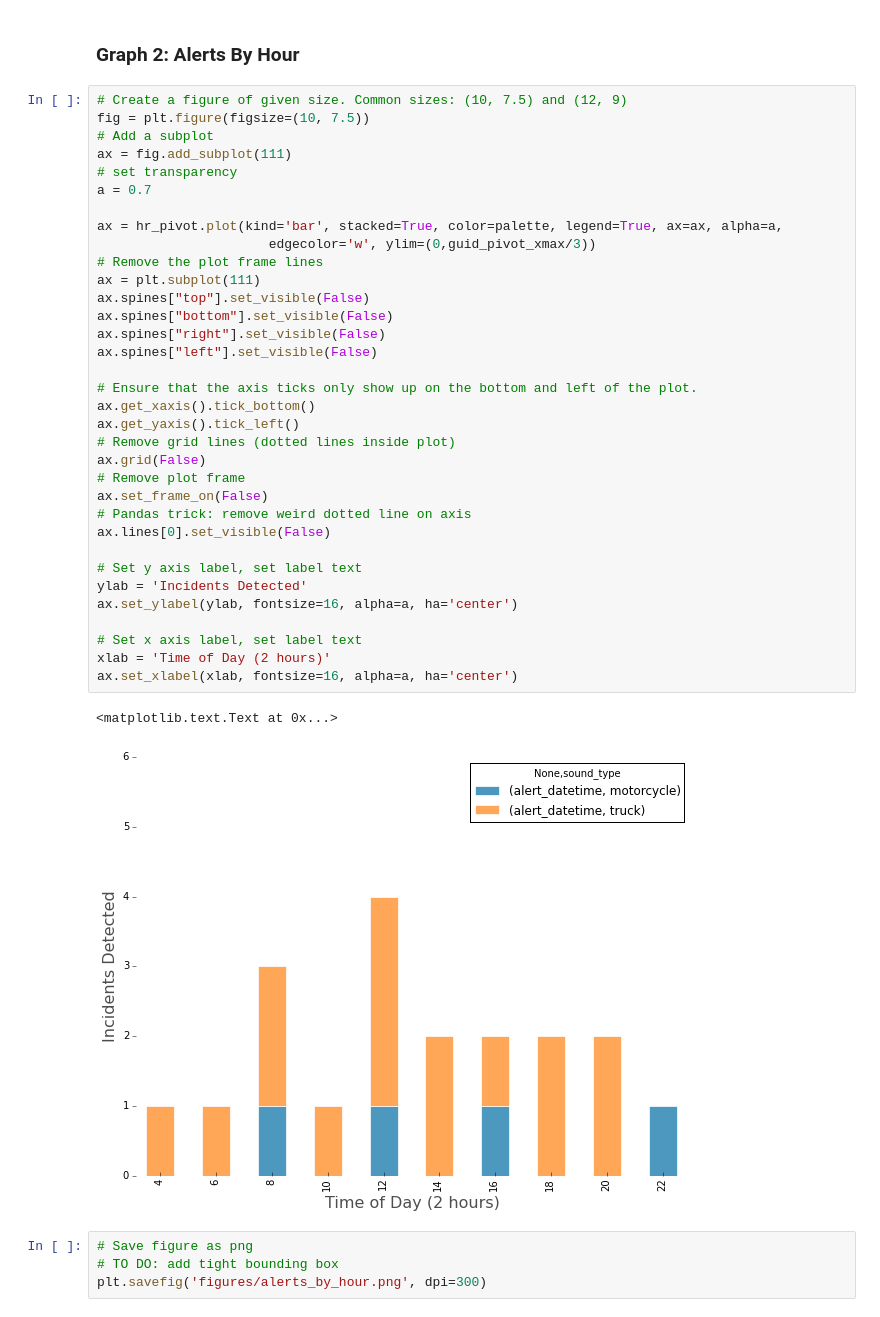
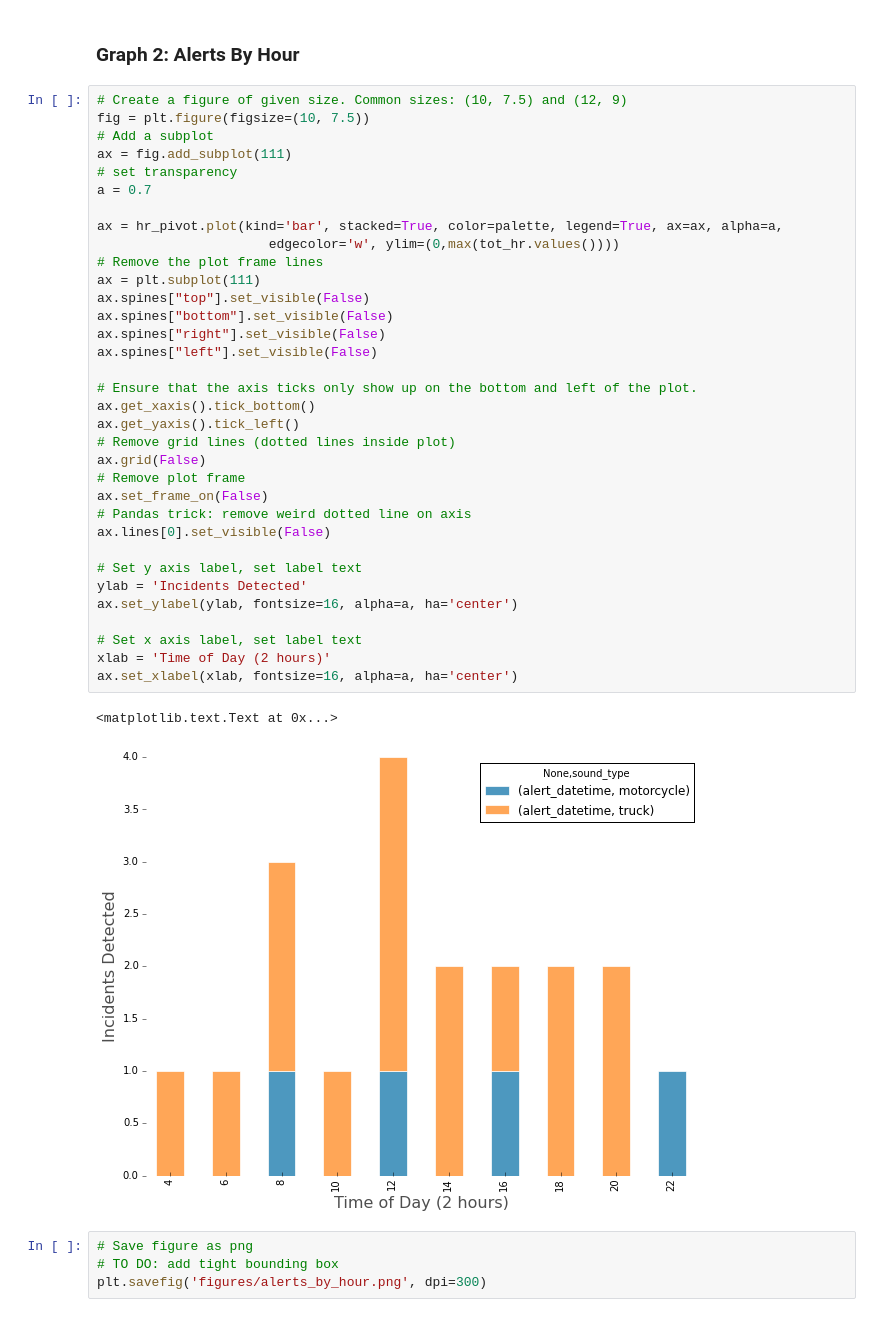
Before and after one commit to flygeneticist/rfcx-data-vizualization, a Jupyter notebook: RFCx-Alert-Graphs.ipynb, the cells around one changed output. Drawn from its saved outputs; the diff is of its cells as text.

```diff
--- a/RFCx-Alert-Graphs.ipynb
+++ b/RFCx-Alert-Graphs.ipynb
@@ -214,35 +212,35 @@ ax = fig.add_subplot(111)
 # set transparency
 a = 0.7
 
 ax = hr_pivot.plot(kind='bar', stacked=True, color=palette, legend=True, ax=ax, alpha=a,
-                      edgecolor='w', ylim=(0,guid_pivot_xmax/3))
+                      edgecolor='w', ylim=(0,max(tot_hr.values())))
 # Remove the plot frame lines
 ax = plt.subplot(111)
 ax.spines["top"].set_visible(False)
 ax.spines["bottom"].set_visible(False)
 ax.spines["right"].set_visible(False)
 ax.spines["left"].set_visible(False)
 
 # Ensure that the axis ticks only show up on the bottom and left of the plot.
 ax.get_xaxis().tick_bottom()
 ax.get_yaxis().tick_left()
 # Remove grid lines (dotted lines inside plot)
 ax.grid(False)
 # Remove plot frame
 ax.set_frame_on(False)
 # Pandas trick: remove weird dotted line on axis
 ax.lines[0].set_visible(False)
 
 # Set y axis label, set label text
 ylab = 'Incidents Detected'
 ax.set_ylabel(ylab, fontsize=16, alpha=a, ha='center')
 
 # Set x axis label, set label text
 xlab = 'Time of Day (2 hours)'
 ax.set_xlabel(xlab, fontsize=16, alpha=a, ha='center')
 # %% [output]
 <matplotlib.text.Text at 0x...>
-[figure, old version]
+[figure, new version]
 # %%
 # Save figure as png
 # TO DO: add tight bounding box
```
Also changed, not shown: parts of 6 cells of this notebook.
